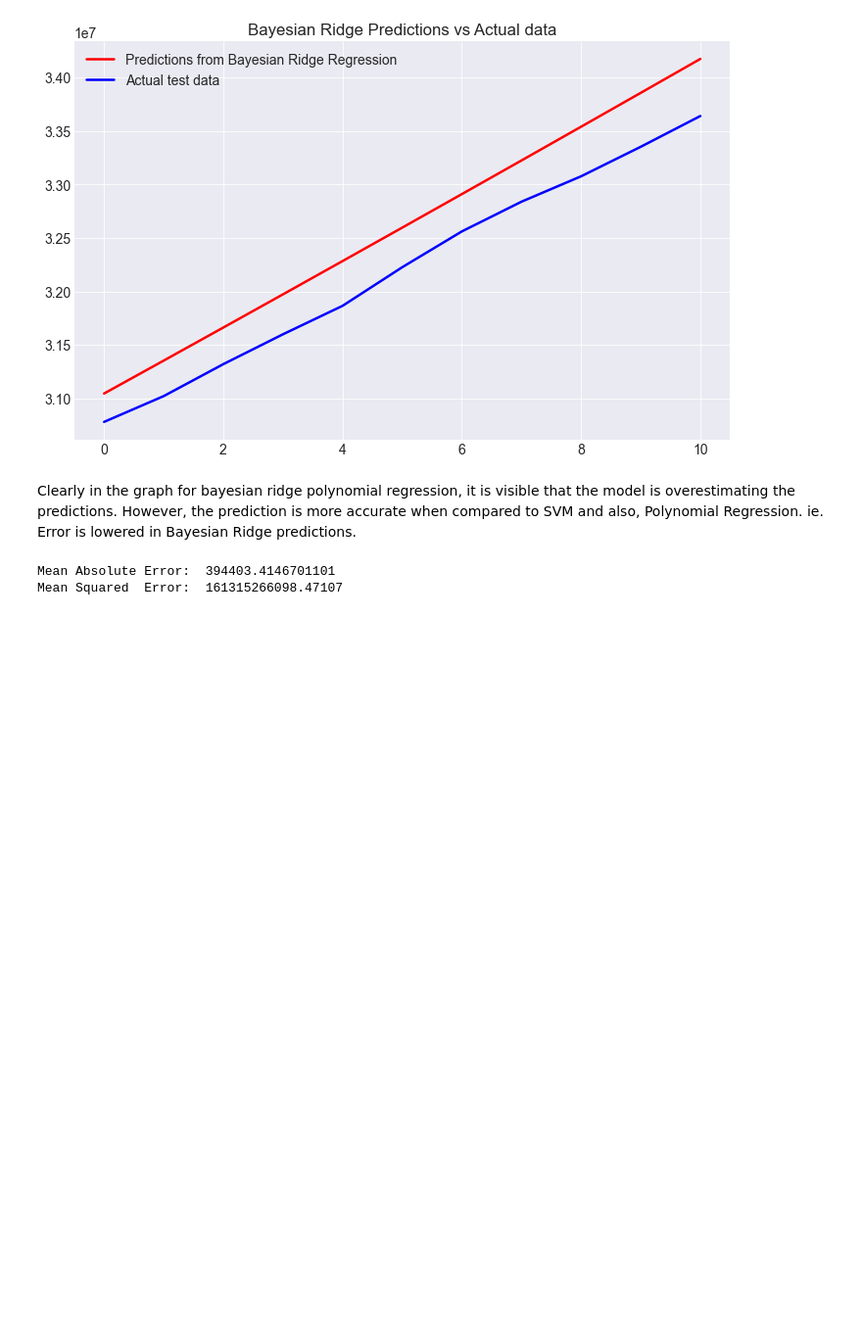
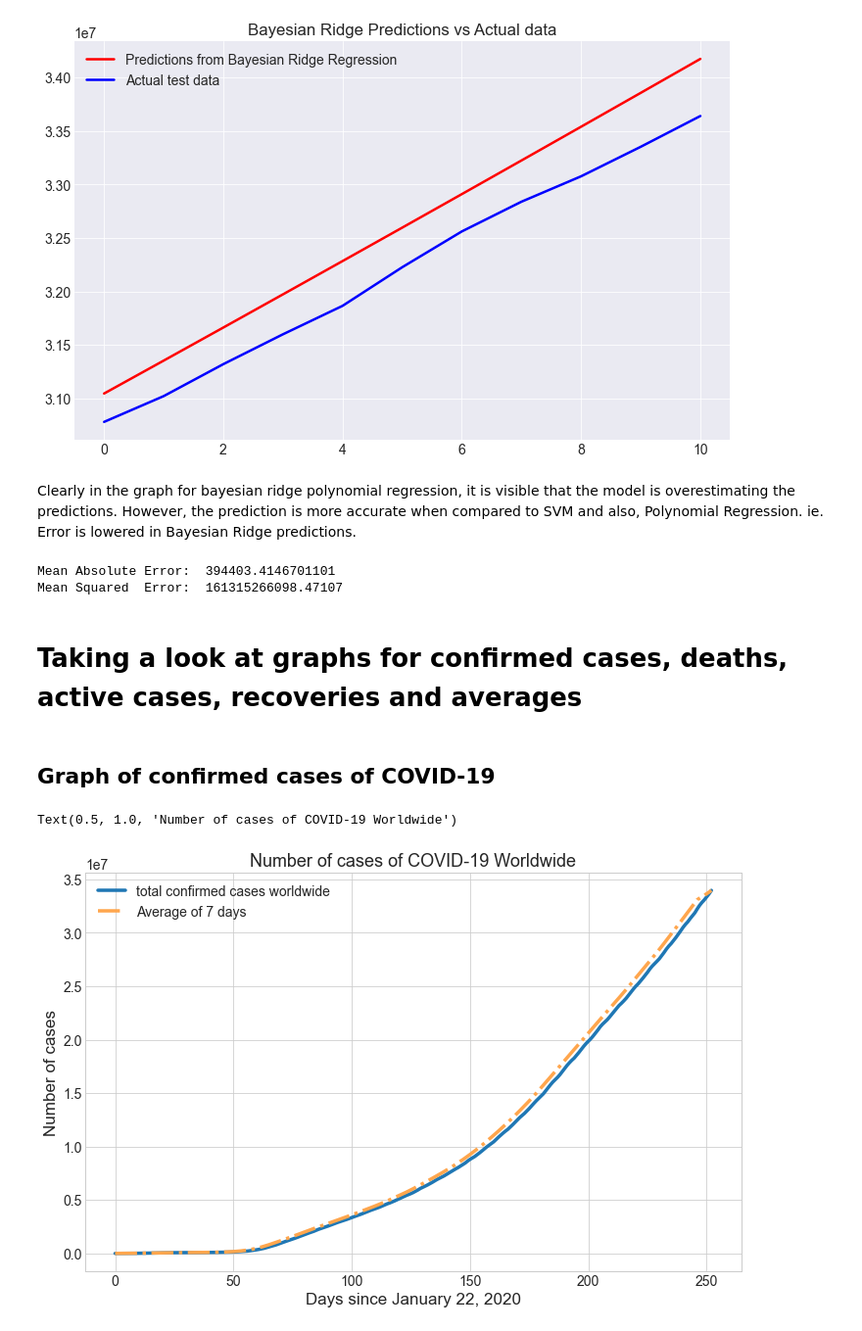
Before and after one commit to Sid1298/Project_COVID-19_Analysis, a Jupyter notebook: covid_prediction.ipynb, the cells around one changed output. Shown at 98% size. Saved outputs shown, nothing was run; the diff lists cells and outputs as text; code cells hidden in the pictures; blank space fills up the shorter version.

Commit message:
Completed graphs of confirmed cases, deaths, active cases, recoveries, and averages

```diff
--- a/covid_prediction.ipynb
+++ b/covid_prediction.ipynb
@@ -360,3 +360,26 @@ print("Mean Squared  Error: ", mean_squared_error(bayesianTestPredict, yTestConf
 # %% [output]
 Mean Absolute Error:  394403.4146701101
 Mean Squared  Error:  161315266098.47107
+# %% [markdown]
+# Taking a look at graphs for confirmed cases, deaths, active cases, recoveries and averages
+# %%
+adjustedDates = adjustedDates.reshape(1,-1)[0]
+# print(adjustedDates)
+# %%
+colorsList = ['#ffd480','#ffa64d','#ff944d']
+stylesList = plt.style.available
+plt.style.use(stylesList[-2])
+# %% [markdown]
+## Graph of confirmed cases of COVID-19
+# %%
+plt.figure(figsize=(12,7.5))
+plt.plot(adjustedDates, casesWorldwide, lw=3.5, label="total confirmed cases worldwide")
+plt.plot(adjustedDates, confirmedAvg, lw=3.5, color=colorsList[1], ls='-.', label=f"Average of {window} days")
+# plt.legend(prop={'size':15})
+plt.legend()
+plt.xlabel("Days since January 22, 2020", size=17)
+plt.ylabel("Number of cases", size=17)
+plt.title("Number of cases of COVID-19 Worldwide", size=18)
+# %% [output]
+Text(0.5, 1.0, 'Number of cases of COVID-19 Worldwide')
+[figure, added]
```
Also changed, not shown: parts of 8 cells of this notebook.
